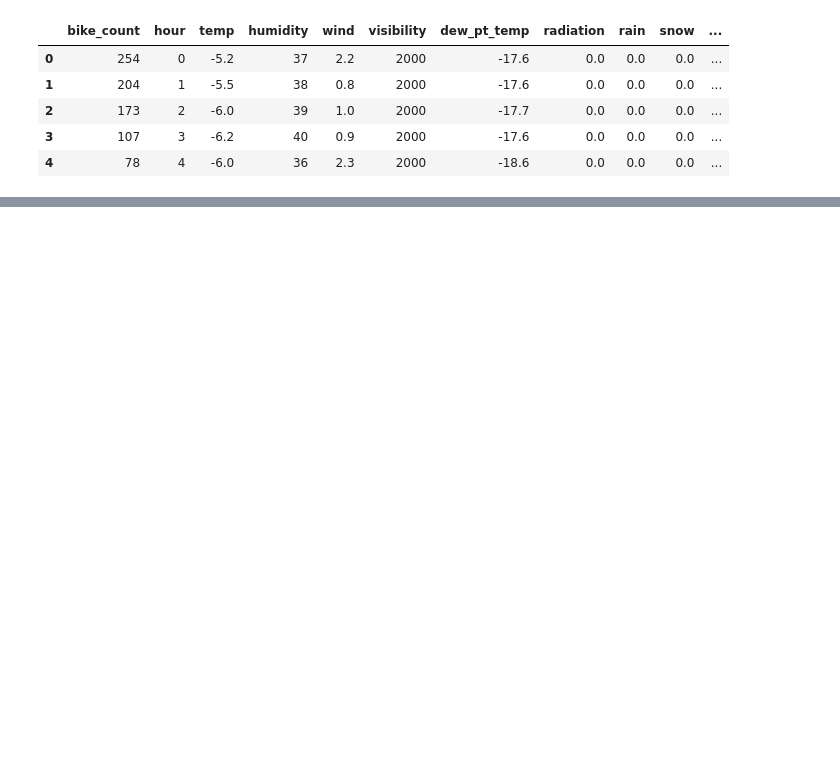
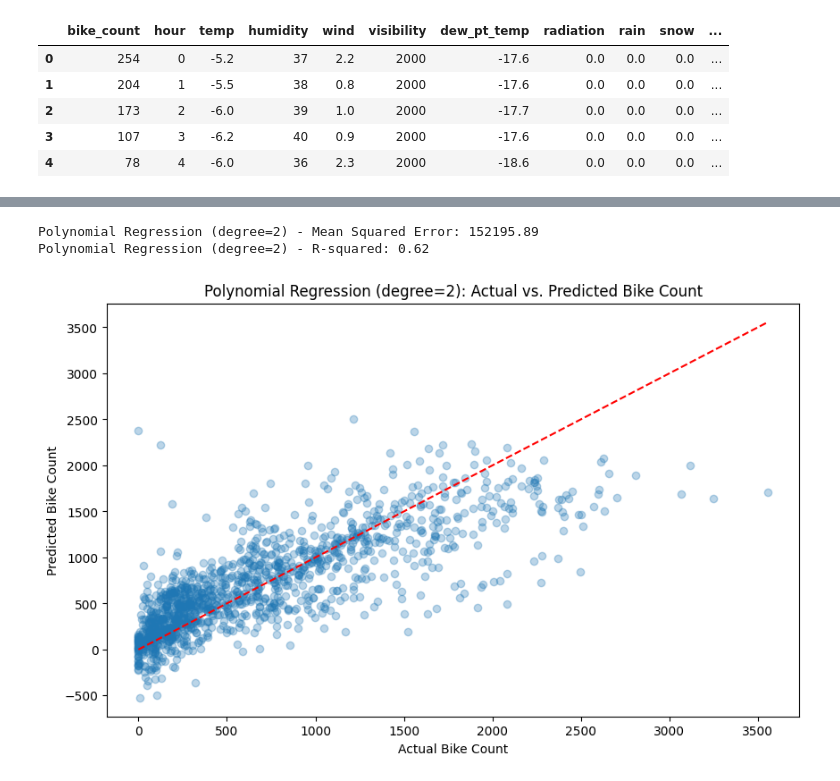
Before and after one commit to ChAbid-773/Bike_Regresssion, a Jupyter notebook: Bike_Regresssion.ipynb, the cells around one changed output, grey strips where cells are left out. Saved outputs shown, nothing was run; the diff lists cells and outputs as text; code cells hidden in the pictures; blank space fills up the shorter version.

```diff
--- a/Bike_Regresssion.ipynb
+++ b/Bike_Regresssion.ipynb
@@ -28,0 +153,36 @@ df.head()
+# %%
+from sklearn.preprocessing import PolynomialFeatures
+
+# Create polynomial features (e.g., degree 2)
+degree = 2
+poly = PolynomialFeatures(degree=degree)
+X_train_poly = poly.fit_transform(X_train_scaled)
+X_val_poly = poly.transform(X_val_scaled)
+X_test_poly = poly.transform(X_test_scaled)
+
+# Train Linear Regression model on polynomial features
+poly_model = LinearRegression()
+poly_model.fit(X_train_poly, y_train)
+
+# Make predictions on the test set
+y_pred_poly = poly_model.predict(X_test_poly)
+
+# Evaluate the model
+mse_poly = mean_squared_error(y_test, y_pred_poly)
+r2_poly = r2_score(y_test, y_pred_poly)
+
+print(f"Polynomial Regression (degree={degree}) - Mean Squared Error: {mse_poly:.2f}")
+print(f"Polynomial Regression (degree={degree}) - R-squared: {r2_poly:.2f}")
+
+# Plotting predictions vs actual values
+plt.figure(figsize=(10, 6))
+plt.scatter(y_test, y_pred_poly, alpha=0.3)
+plt.plot([y_test.min(), y_test.max()], [y_test.min(), y_test.max()], 'r--')
+plt.xlabel('Actual Bike Count')
+plt.ylabel('Predicted Bike Count')
+plt.title(f'Polynomial Regression (degree={degree}): Actual vs. Predicted Bike Count')
+plt.show()
+# %% [output]
+Polynomial Regression (degree=2) - Mean Squared Error: 152195.89
+Polynomial Regression (degree=2) - R-squared: 0.62
+[figure, added]
```
Also changed, not shown: parts of 31 cells of this notebook.
